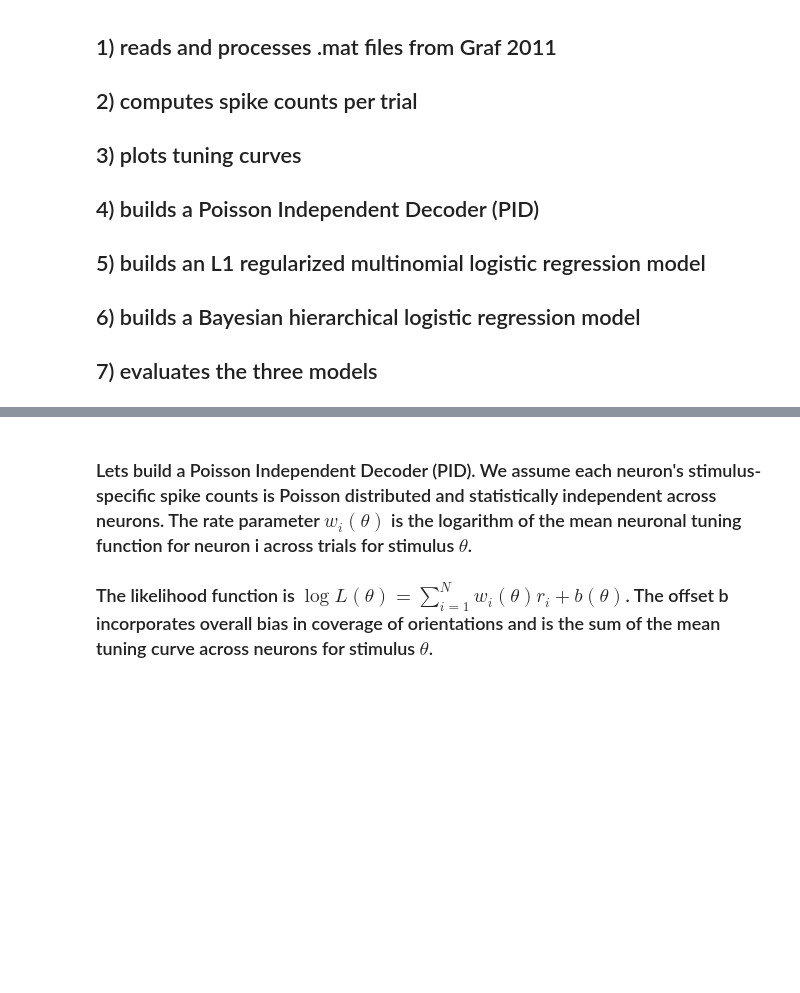
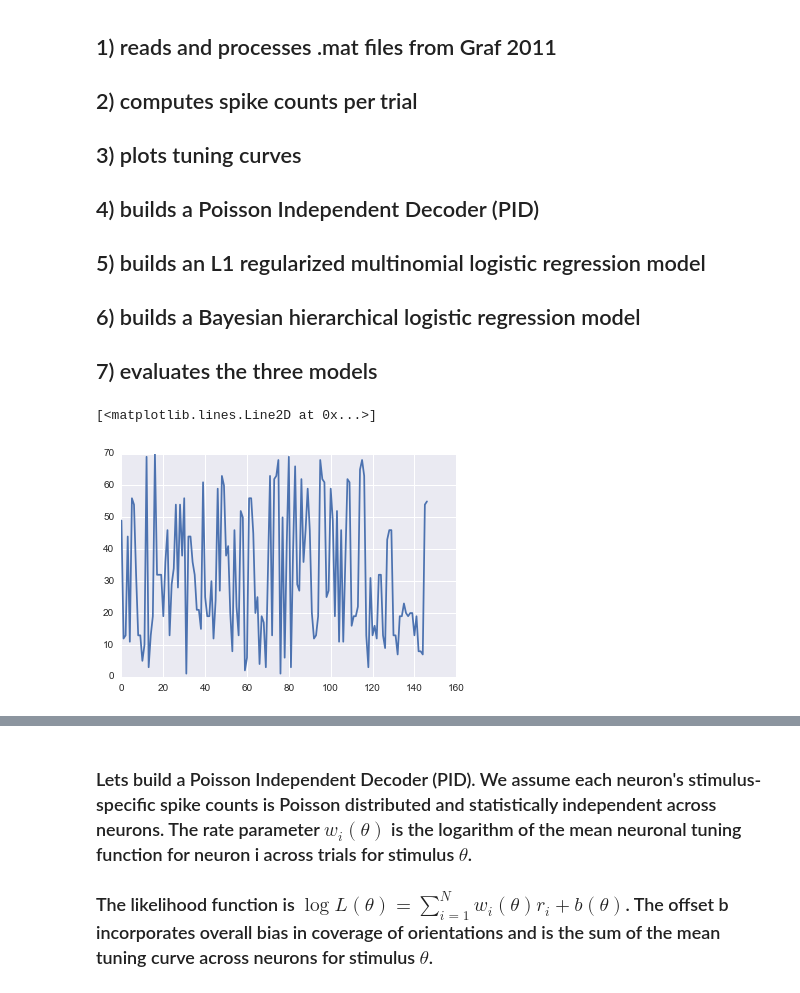
Before and after one commit to fdamani/neural_decoding_macaque_visual_graf2011, a Jupyter notebook: src/notebooks/data_processing_with_tuning_curves.ipynb, the cells around one changed output, grey strips where cells are left out. Drawn from its saved outputs; the diff is of its cells as text; code cells hidden in the pictures; blank space fills up the shorter version.

```diff
--- a/src/notebooks/data_processing_with_tuning_curves.ipynb
+++ b/src/notebooks/data_processing_with_tuning_curves.ipynb
@@ -98,3 +129,8 @@ def compute_preferred_orientation(mean_tc):
+# %%
+plt.plot(pref_ori)
+# %% [output]
+[<matplotlib.lines.Line2D at 0x...>]
+[figure, added]
 # %%
 def filter_to_well_tuned_neurons(mean_tc, thresh):
     '''Filter to well tuned neurons, example thresh = 10'''
```
Also changed, not shown: parts of 8 cells of this notebook.
